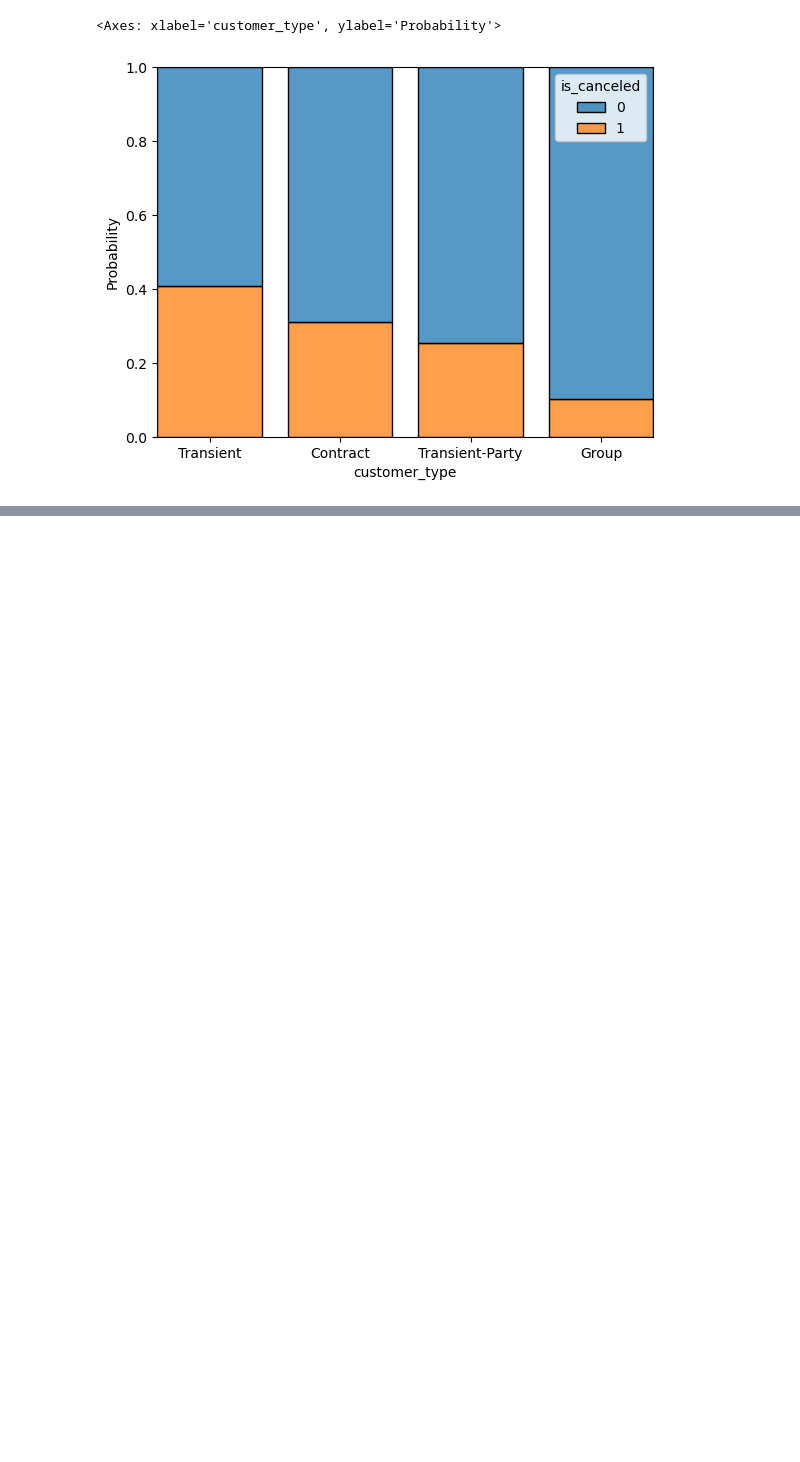
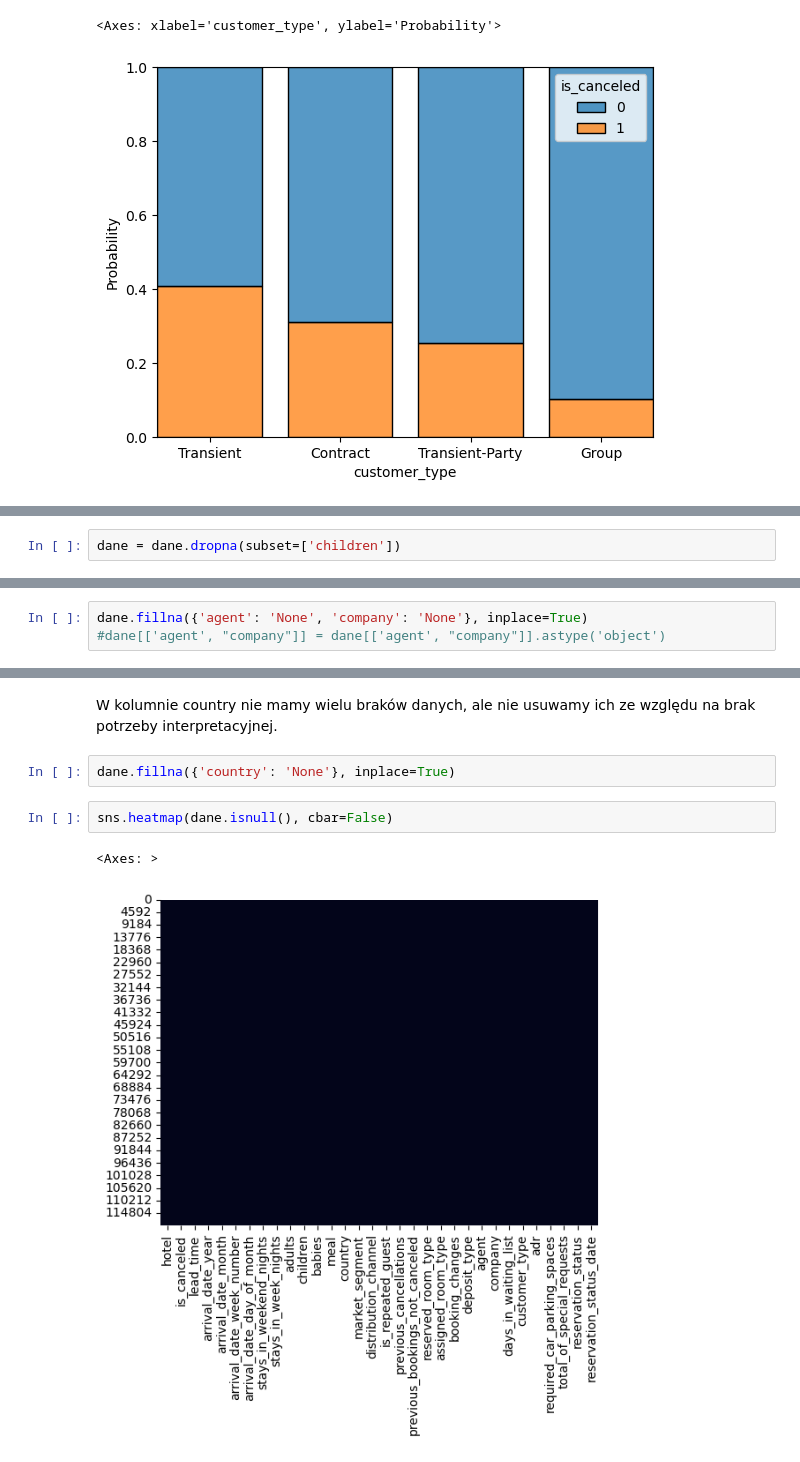
Before and after one commit to SzymonMak/HotelBookingsDataAnalysis, a Jupyter notebook: hotel_bookings_data_analysis.ipynb, the cells around one changed output, grey strips where cells are left out. Saved outputs shown, nothing was run; the diff lists cells and outputs as text; blank space fills up the shorter version.

```diff
--- a/hotel_bookings_data_analysis.ipynb
+++ b/hotel_bookings_data_analysis.ipynb
@@ -166,0 +188,2 @@ Length: 119390, dtype: int64
+# %%
+dane = dane.dropna(subset=['children'])
@@ -166,0 +192,3 @@ Length: 119390, dtype: int64
+# %%
+dane.fillna({'agent': 'None', 'company': 'None'}, inplace=True)
+#dane[['agent', "company"]] = dane[['agent', "company"]].astype('object')
@@ -166,0 +199,9 @@ Length: 119390, dtype: int64
+# %% [markdown]
+W kolumnie country nie mamy wielu braków danych, ale nie usuwamy ich ze względu na brak potrzeby interpretacyjnej.
+# %%
+dane.fillna({'country': 'None'}, inplace=True)
+# %%
+sns.heatmap(dane.isnull(), cbar=False)
+# %% [output]
+<Axes: >
+[figure, added]
```
Also changed, not shown: parts of 12 cells of this notebook, 2 other files.
